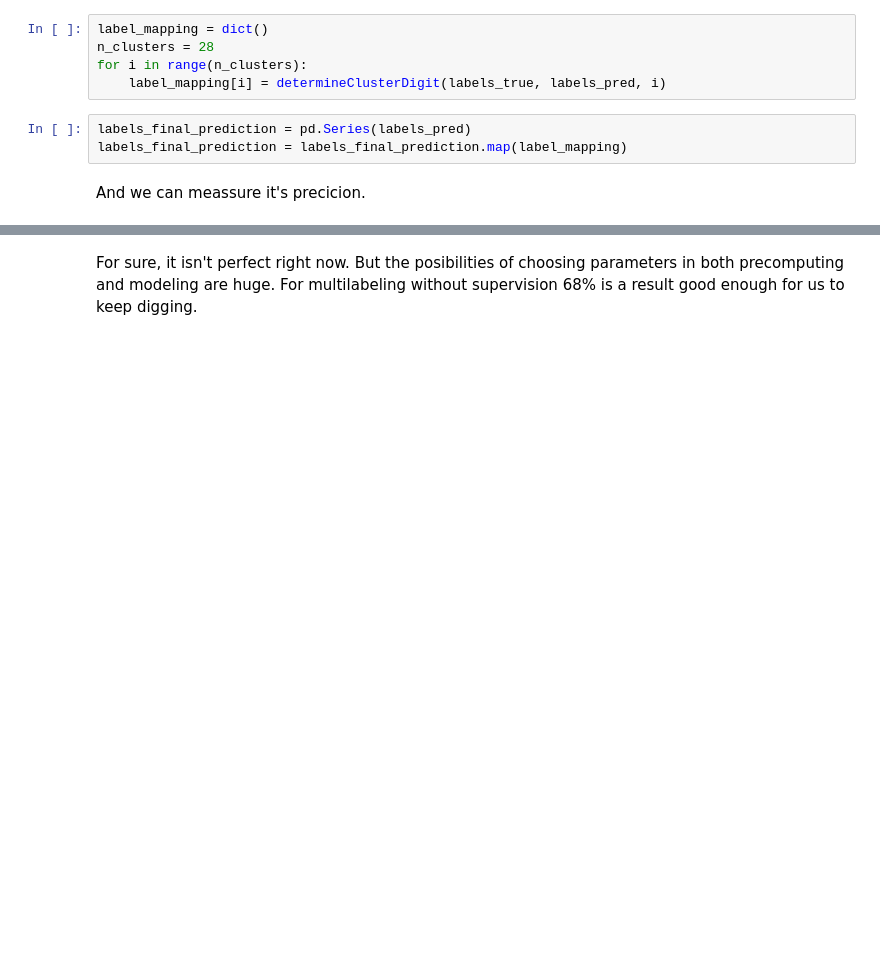
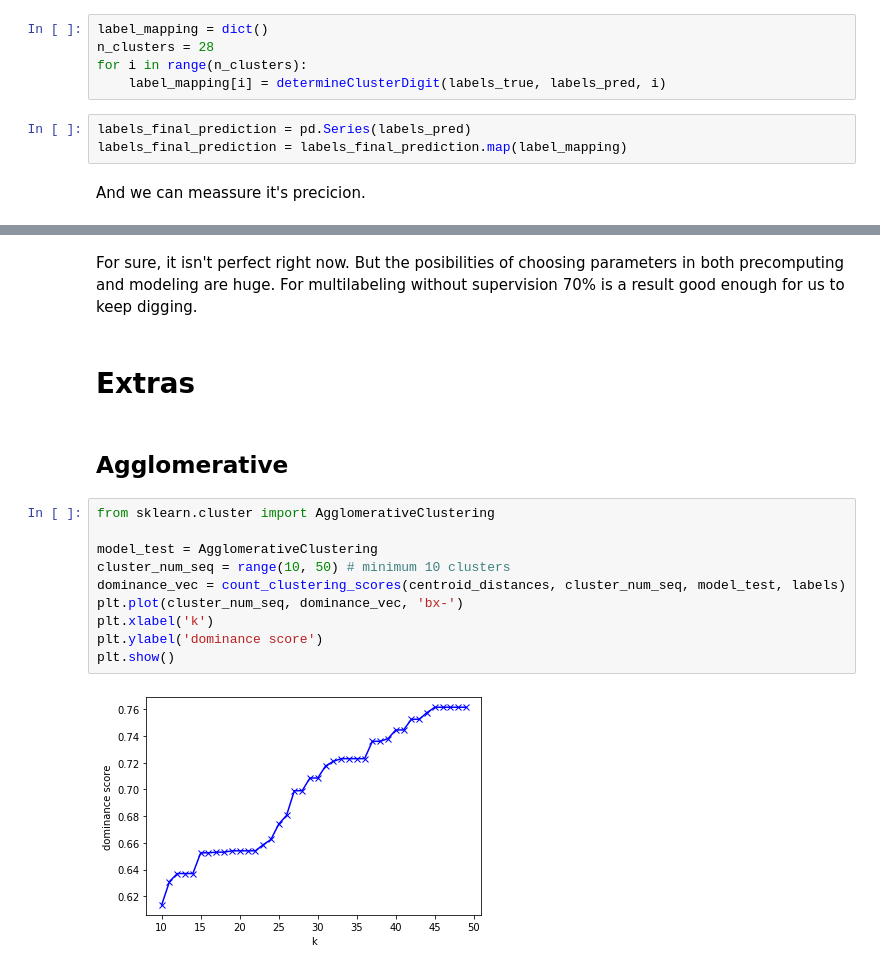
Before and after one commit to MiksuJak/mnist_recognition_project, a Jupyter notebook: Fourier Experiment/FourierMethodSummary.ipynb, the cells around one changed output, grey strips where cells are left out. Drawn from its saved outputs; the diff is of its cells as text; blank space fills up the shorter version.

```diff
--- a/Fourier Experiment/FourierMethodSummary.ipynb
+++ b/Fourier Experiment/FourierMethodSummary.ipynb
@@ -224,2 +224,18 @@ precision_score(y_true = labels_true, y_pred = labels_final_prediction, average=
 # %% [markdown]
-For sure, it isn't perfect right now. But the posibilities of choosing parameters in both precomputing and modeling are huge. For multilabeling without supervision 68% is a result good enough for us to keep digging.
+For sure, it isn't perfect right now. But the posibilities of choosing parameters in both precomputing and modeling are huge. For multilabeling without supervision 70% is a result good enough for us to keep digging.
+# %% [markdown]
+# Extras
+# %% [markdown]
+## Agglomerative
+# %%
+from sklearn.cluster import AgglomerativeClustering
+
+model_test = AgglomerativeClustering
+cluster_num_seq = range(10, 50) # minimum 10 clusters
+dominance_vec = count_clustering_scores(centroid_distances, cluster_num_seq, model_test, labels)
+plt.plot(cluster_num_seq, dominance_vec, 'bx-')
+plt.xlabel('k')
+plt.ylabel('dominance score')
+plt.show()
+# %% [output]
+[figure, added]
```
Also changed, not shown: parts of 11 cells of this notebook.
